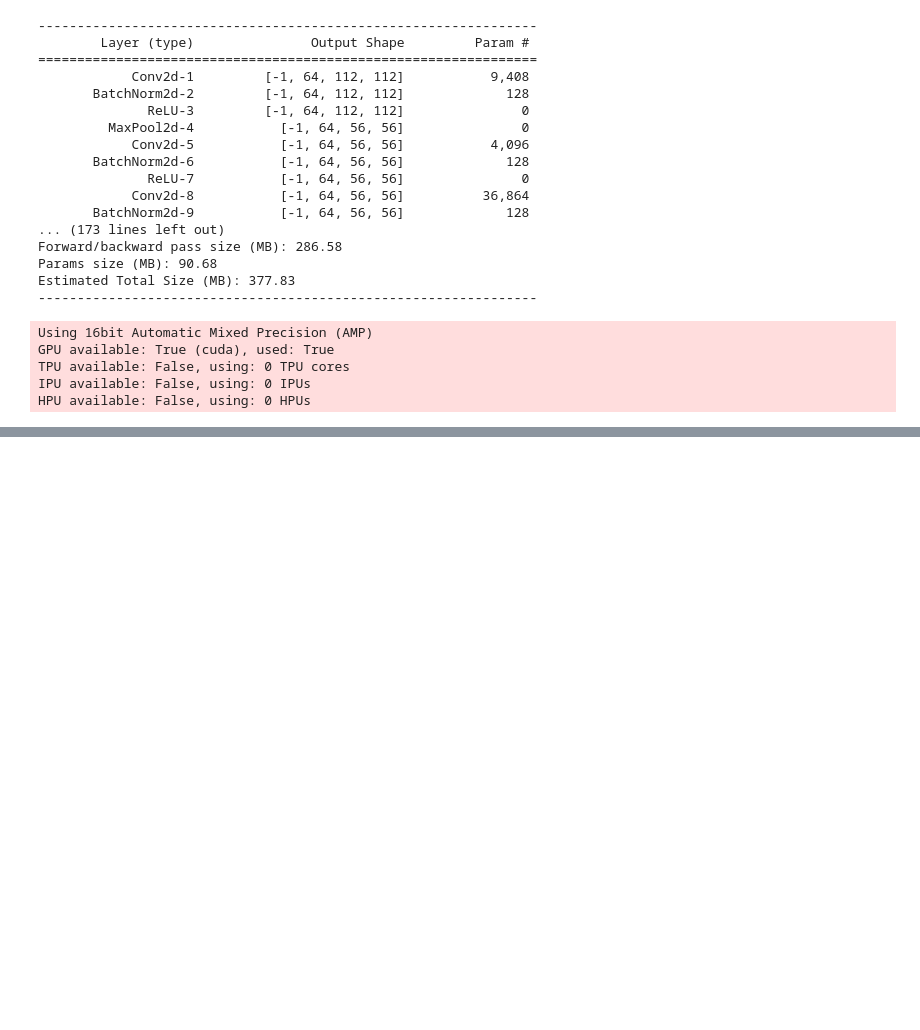
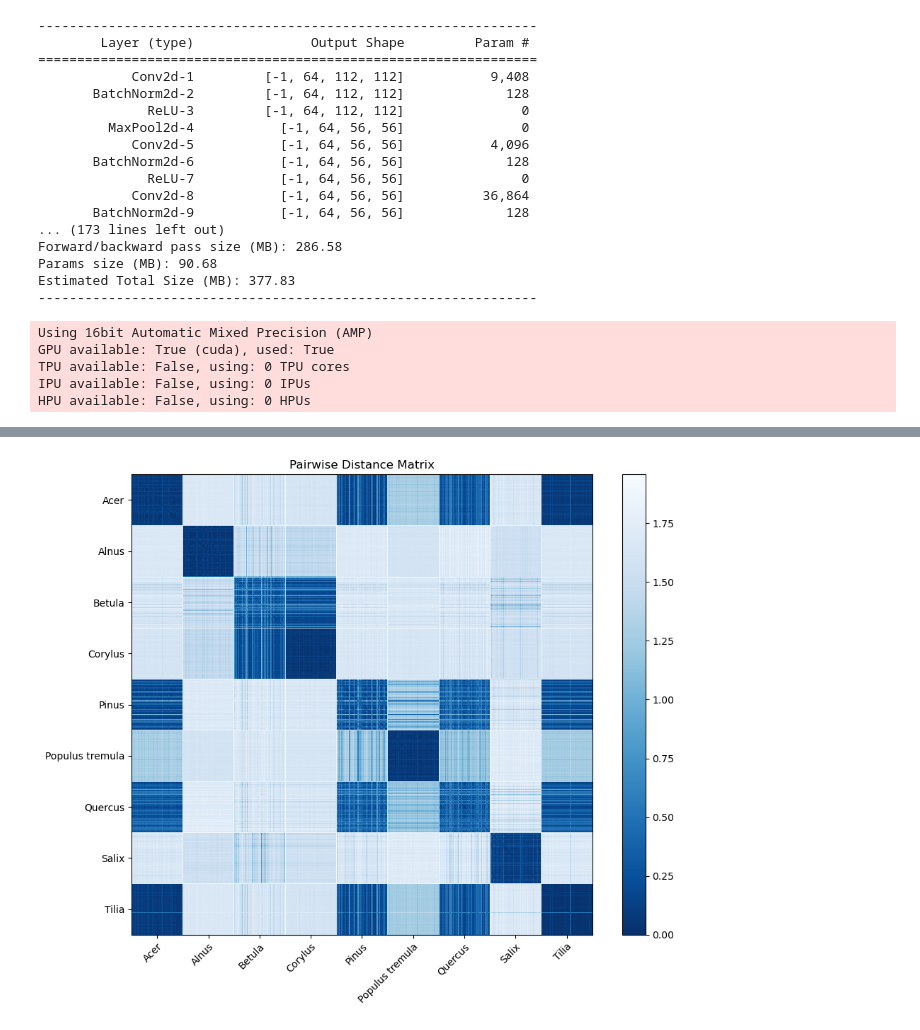
Before and after one commit to Digiratory/Pollen-Analyzer, a Jupyter notebook: Classification/Classification baseline.ipynb, the cells around one changed output, grey strips where cells are left out. Cells and saved outputs as stored; diff of their text form; code cells hidden in the pictures; blank space fills up the shorter version.

```diff
--- a/Classification/Classification baseline.ipynb
+++ b/Classification/Classification baseline.ipynb
@@ -233,7 +260,7 @@ class PollenEmbedingsModule(L.LightningModule):
 
     def training_step(self, batch, batch_idx):
         # training_step defines the train loop.
-        anchor, positive, negative = batch
+        anchor, positive, negative, label = batch
 
         anchor_out = model(anchor)
         positive_out = model(positive)
@@ -248,7 +275,7 @@ class PollenEmbedingsModule(L.LightningModule):
 
     def validation_step(self, batch, batch_idx):
         # this is the validation loop
-        anchor, positive, negative = batch
+        anchor, positive, negative, label = batch
 
         anchor_out = model(anchor)
         positive_out = model(positive)
@@ -363,0 +394,6 @@ LOCAL_RANK: 0 - CUDA_VISIBLE_DEVICES: [0]
+# %%
+checkpoint_path = "/home/jovyan/git/Pollen-Analyzer/Classification/history/checkpoint-epoch=34-val_loss=0.02.ckpt"
+model = PollenEmbedingsModule.load_from_checkpoint(checkpoint_path)
+# %%
+model.eval()
+model = model.cuda()
@@ -363,0 +437,17 @@ LOCAL_RANK: 0 - CUDA_VISIBLE_DEVICES: [0]
+# %%
+loaders_list = [test_loader, val_loader, training_loader]
+all_embeddings = []
+all_labels = []
+with torch.no_grad():
+    for loader in loaders_list:
+        for batch in tqdm(loader):
+            imgs, _, _, labels = batch
+            imgs = imgs.cuda()
+            embeddings = model(imgs)
+            all_embeddings.append(embeddings.cpu())
+            all_labels.extend(labels)
+all_embeddings = torch.cat(all_embeddings, dim=0).cpu().numpy()
+# %%
+plot_matrix(all_embeddings, all_labels)
+# %% [output]
+[figure, added]
```
Also changed, not shown: parts of 14 cells of this notebook.
